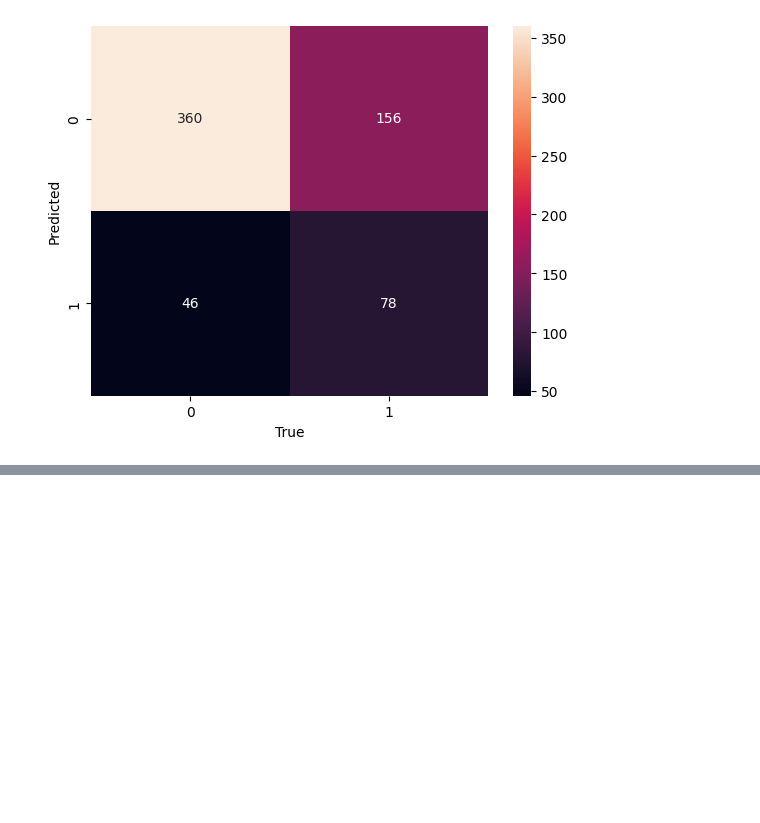
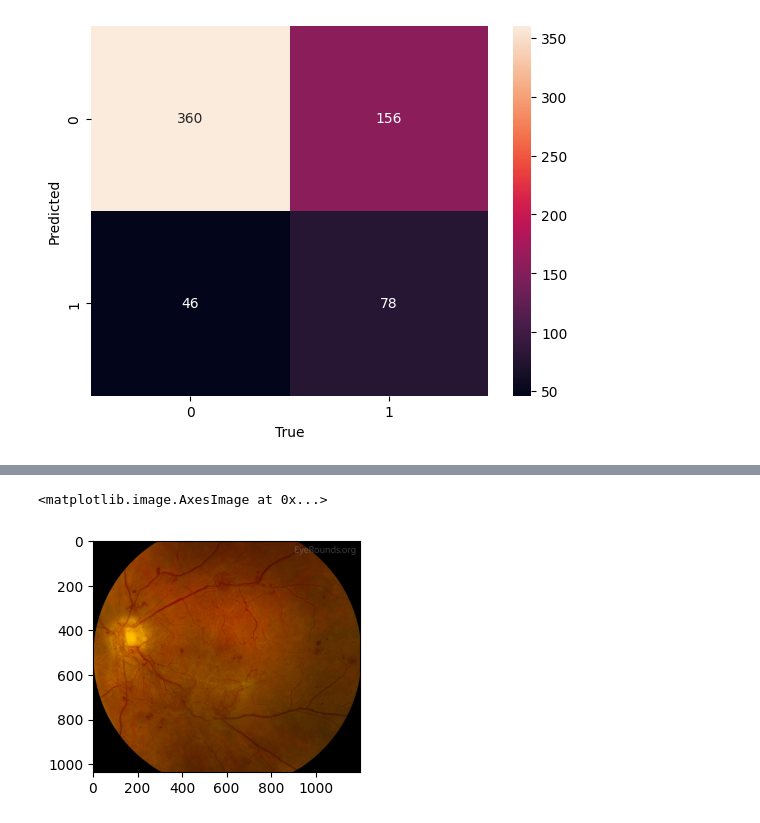
Before and after one commit to Eaglesight02/Pheonix_Squadron, a Jupyter notebook: Copy_2_of_Diabetic_Retinopathy_Detection.ipynb, the cells around one changed output, grey strips where cells are left out. Saved outputs shown, nothing was run; the diff lists cells and outputs as text; code cells hidden in the pictures; blank space fills up the shorter version.

```diff
--- a/Copy_2_of_Diabetic_Retinopathy_Detection.ipynb
+++ b/Copy_2_of_Diabetic_Retinopathy_Detection.ipynb
@@ -483,6 +487,9 @@ for file in filelist:
 # %%
 plt.figure(figsize = (10, 3))
-Image.open(image_Path)
+plt.imshow(cv2.cvtColor(cv2.imread(image_Path), cv2.COLOR_BGR2RGB))
+# %% [output]
+<matplotlib.image.AxesImage at 0x...>
+[figure, added]
 # %%
 Image.open(image_Path).convert('L').resize((224, 224))
 # %% [output]
```
Also changed, not shown: parts of 6 cells of this notebook.
